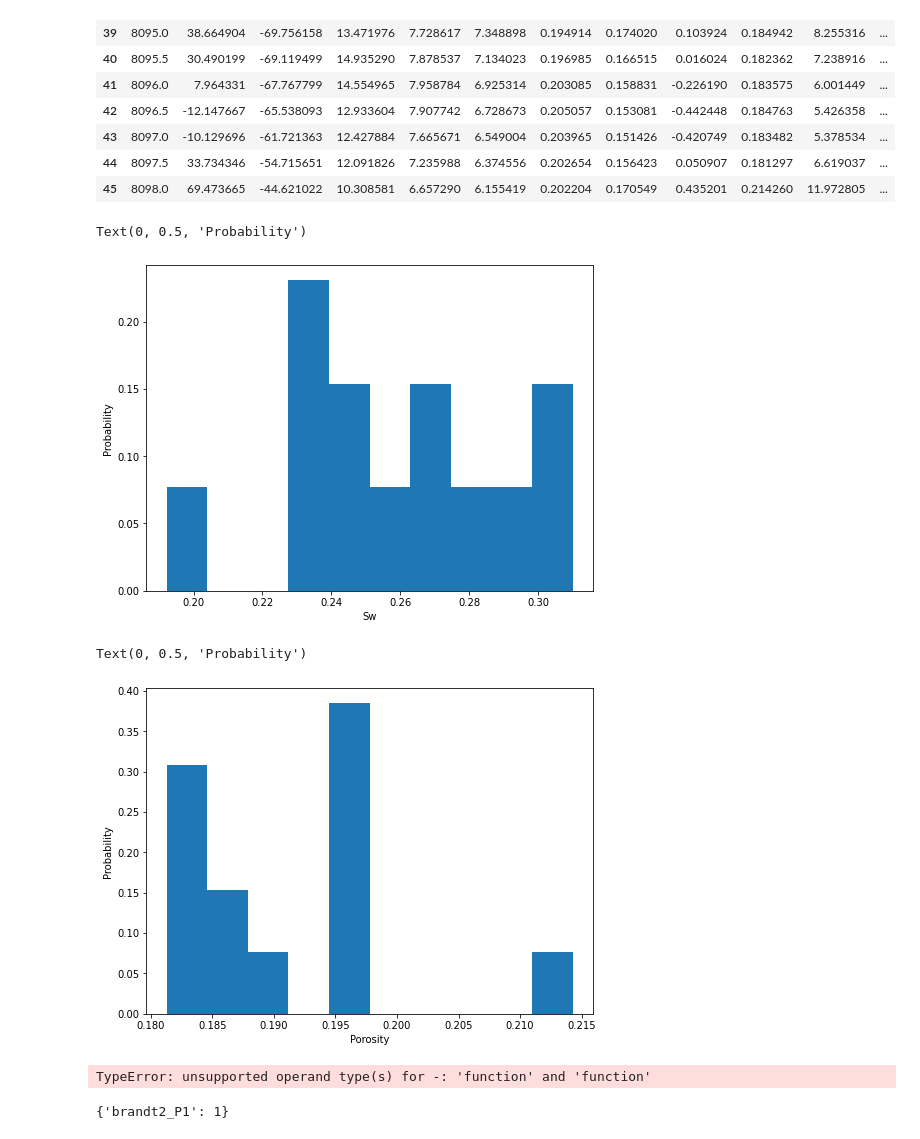
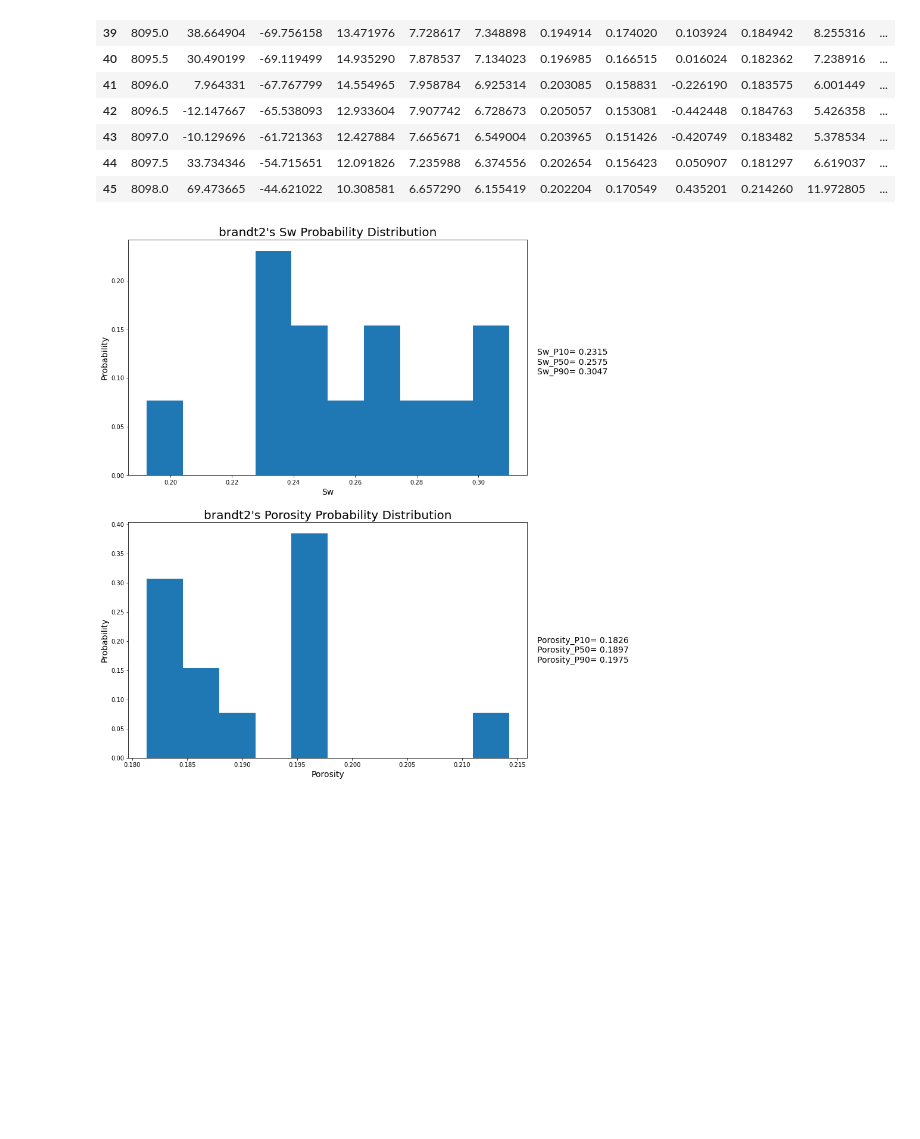
Before and after one commit to zzk413/PGE_Senior_Design_2021_Fall, a Jupyter notebook: Log_interpretation.ipynb, the cells around one changed output. Saved outputs shown, nothing was run; the diff lists cells and outputs as text; code cells hidden in the pictures; blank space fills up the shorter version.

Commit message:
update plots

```diff
--- a/Log_interpretation.ipynb
+++ b/Log_interpretation.ipynb
@@ -73,30 +73,44 @@ df_payzone
 | 44 | 8097.5 | 33.734346 | -54.715651 | 12.091826 | 7.235988 | 6.374556 | 0.202654 | 0.156423 | 0.050907 | 0.181297 | 6.619037 | ... |
 | 45 | 8098.0 | 69.473665 | -44.621022 | 10.308581 | 6.657290 | 6.155419 | 0.202204 | 0.170549 | 0.435201 | 0.214260 | 11.972805 | ... |
 # %%
-Sw=df_payzone.Sw.to_numpy()
-weights = np.ones_like(Sw) / (len(Sw))
-plt.figure(figsize=(8,6))
-plt.hist(Sw, bins=10,weights=weights)
-plt.xlabel('Sw')
-plt.ylabel('Probability')
+def make_probability_distribution_plots(df_payzone, save=False):
+
+    Sw=df_payzone.Sw.to_numpy()
+    phiss=df_payzone.phiss.to_numpy()
+    temp_dict={}
+    P=[10,50,90]
+    for i in P:
+    #     print(str(name)+'_P' + str(i))
+    #     print(np.percentile(Sw,int(i)))
+        temp_dict['Sw_P' + str(i)]=round(np.percentile(Sw,i),4)
+        temp_dict['Porosity_P' + str(i)]=round(np.percentile(phiss,i),4)
+
+    weights = np.ones_like(Sw) / (len(Sw))
+    fig,axes=plt.subplots(2,1,figsize=(12,16))
+    axes[0].hist(Sw, bins=10,weights=weights)
+    axes[0].set_xlabel('Sw',fontsize=14)
+    axes[0].set_ylabel('Probability',fontsize=14)
+    axes[0].set_title(name+"'s Sw Probability Distribution",fontsize=20)
+    axes[0].text(.92,.67,
+             'Sw_P10= '+str(temp_dict['Sw_P10'])+'\n'+
+             'Sw_P50= '+str(temp_dict['Sw_P50'])+'\n'+
+             'Sw_P90= '+str(temp_dict['Sw_P90'])+'\n',
+                 fontsize=14,
+                transform=plt.gcf().transFigure)
+
+    axes[1].hist(phiss, bins=10,weights=weights)
+    axes[1].set_xlabel('Porosity',fontsize=14)
+    axes[1].set_ylabel('Probability',fontsize=14)
+    axes[1].set_title(name+"'s Porosity Probability Distribution",fontsize=20)
+    axes[1].text(.92,.25,
+                 'Porosity_P10= '+str(temp_dict['Porosity_P10'])+'\n'+
+                 'Porosity_P50= '+str(temp_dict['Porosity_P50'])+'\n'+
+                 'Porosity_P90= '+str(temp_dict['Porosity_P90'])+'\n',fontsize=14,
+                transform=plt.gcf().transFigure)
+    plt.show()
+    if save==True:
+        plt.savefig (name+'_Sw_Por.png', dpi=200, format='png')
-# %% [output]
-Text(0, 0.5, 'Probability')
-[figure, removed]
 # %%
-phiss=df_payzone.phiss.to_numpy()
-weights = np.ones_like(phiss) / (len(phiss))
-plt.figure(figsize=(8,6))
-plt.hist(phiss, bins=10,weights=weights)
-plt.xlabel('Porosity')
-plt.ylabel('Probability')
+make_probability_distribution_plots(df_payzone)
 # %% [output]
-Text(0, 0.5, 'Probability')
-[figure, old version]
+[figure, new version]
-# %%
-Sw_dict={}
-Phi_dict={}
-P=[10,50,90]
-for i in P:
-    Sw_dict[str(name)+'_P' + str(i)]=np.percentile(Sw,i)
-# %% [output]
-TypeError: unsupported operand type(s) for -: 'function' and 'function'
@@ -105,4 +116,0 @@ Sw_dict[str(name)+'_P' + str(1)]=1
-# %%
-Sw_dict
-# %% [output]
-{'brandt2_P1': 1}
```
Also changed, not shown: parts of 1 cell of this notebook.
